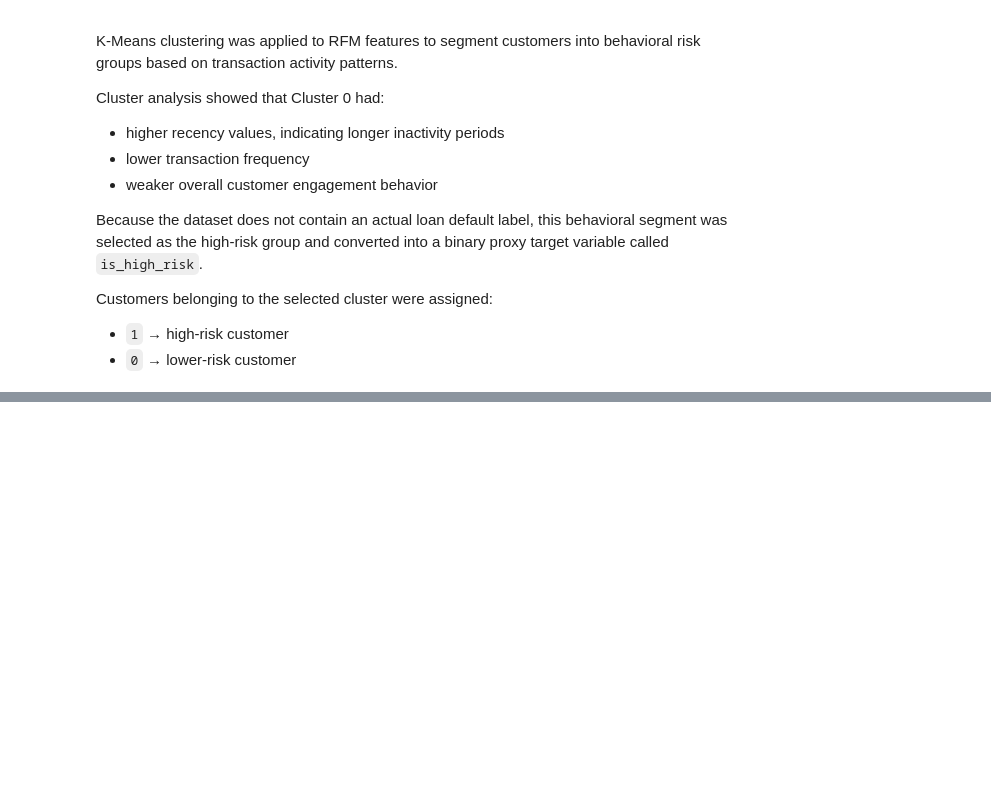
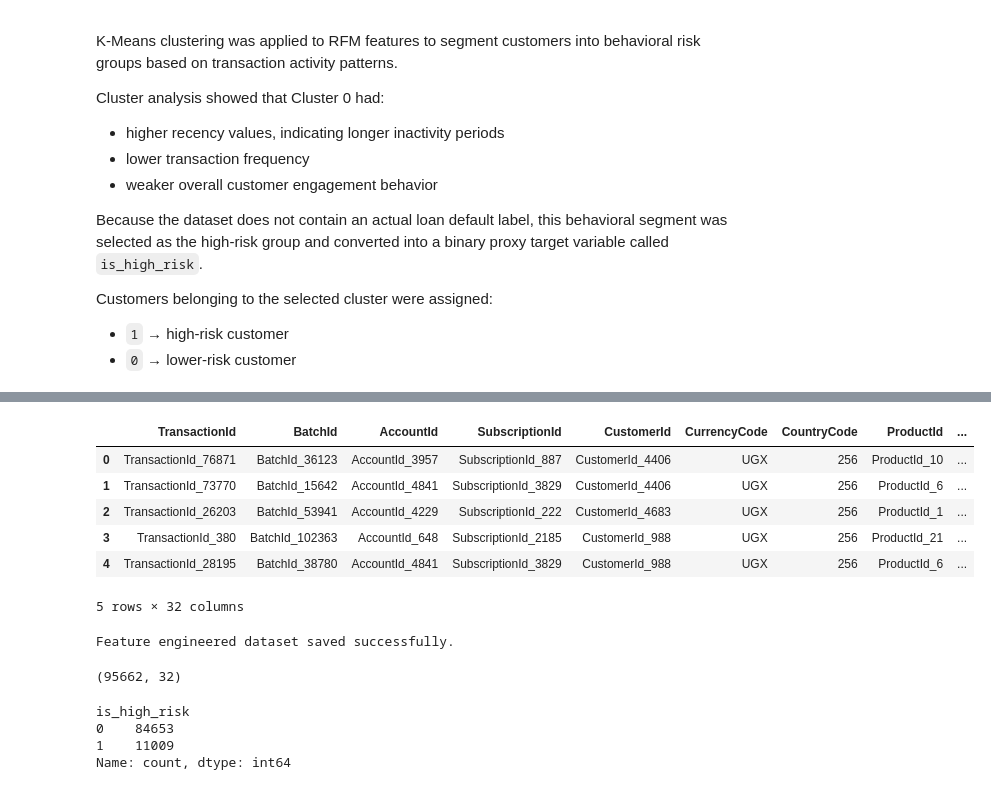
Before and after one commit to Bilen189/credit-risk-model, a Jupyter notebook: notebooks/03_feature_engineering.ipynb, the cells around one changed output, grey strips where cells are left out. Cells and saved outputs as stored; diff of their text form; code cells hidden in the pictures; blank space fills up the shorter version.

Commit message:
Save feature engineered dataset for modeling

```diff
--- a/notebooks/03_feature_engineering.ipynb
+++ b/notebooks/03_feature_engineering.ipynb
@@ -189,3 +189,7 @@ Because the dataset does not contain an actual loan default label, this behavior
 Customers belonging to the selected cluster were assigned:
 - `1` → high-risk customer
 - `0` → lower-risk customer
+# %%
+df_with_target = merge_proxy_target(df, customer_df)
+
+df_with_target[["CustomerId", "is_high_risk"]].head()
@@ -191,0 +203,38 @@ Customers belonging to the selected cluster were assigned:
+# %%
+categorical_columns = [
+    "ProviderId",
+    "ProductCategory",
+    "ChannelId",
+    "PricingStrategy"
+]
+
+df_encoded = encode_categorical_features(df_with_target, categorical_columns)
+
+df_encoded.head()
+# %% [output]
+|  | TransactionId | BatchId | AccountId | SubscriptionId | CustomerId | CurrencyCode | CountryCode | ProductId | ... |
+| 0 | TransactionId_76871 | BatchId_36123 | AccountId_3957 | SubscriptionId_887 | CustomerId_4406 | UGX | 256 | ProductId_10 | ... |
+| 1 | TransactionId_73770 | BatchId_15642 | AccountId_4841 | SubscriptionId_3829 | CustomerId_4406 | UGX | 256 | ProductId_6 | ... |
+| 2 | TransactionId_26203 | BatchId_53941 | AccountId_4229 | SubscriptionId_222 | CustomerId_4683 | UGX | 256 | ProductId_1 | ... |
+| 3 | TransactionId_380 | BatchId_102363 | AccountId_648 | SubscriptionId_2185 | CustomerId_988 | UGX | 256 | ProductId_21 | ... |
+| 4 | TransactionId_28195 | BatchId_38780 | AccountId_4841 | SubscriptionId_3829 | CustomerId_988 | UGX | 256 | ProductId_6 | ... |
+5 rows × 32 columns
+# %%
+output_path = "../data/processed/feature_engineered_data.csv"
+
+save_processed_data(df_encoded, output_path)
+
+print("Feature engineered dataset saved successfully.")
+# %% [output]
+Feature engineered dataset saved successfully.
+# %%
+df_encoded.shape
+# %% [output]
+(95662, 32)
+# %%
+df_encoded["is_high_risk"].value_counts()
+# %% [output]
+is_high_risk
+0    84653
+1    11009
+Name: count, dtype: int64
```
Also changed, not shown: parts of 2 cells of this notebook.
